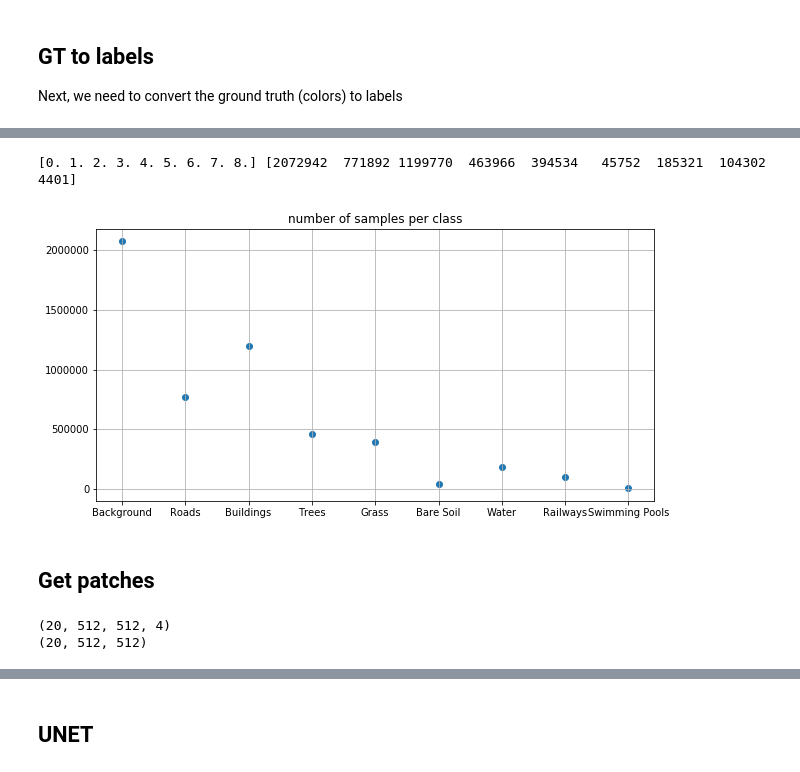
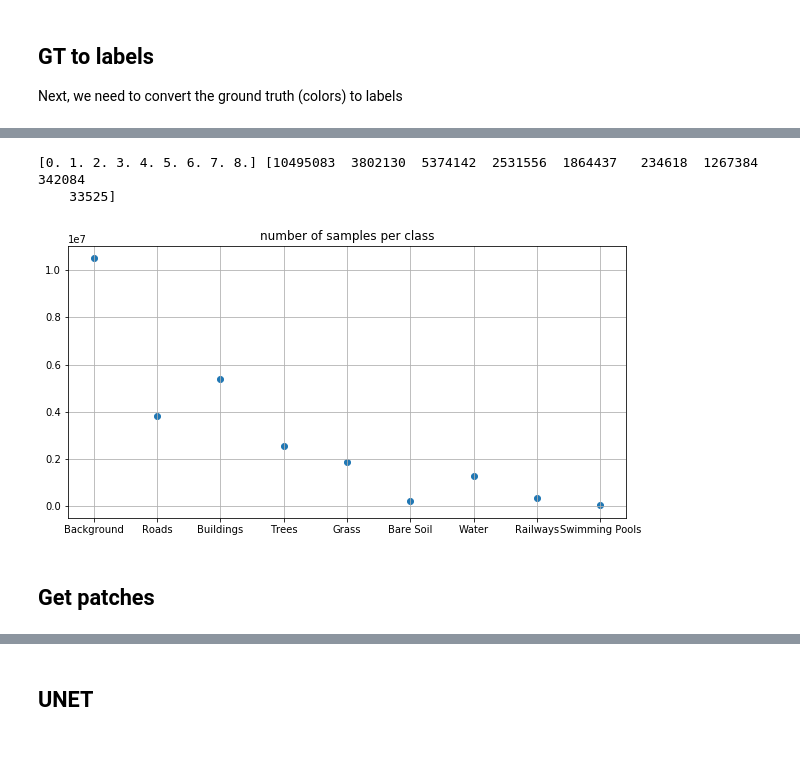
Before and after one commit to CyrilWendl/SIE-Master, a Jupyter notebook: Zurich/Zurich Land Cover Classification.ipynb, the cells around one changed output, grey strips where cells are left out. Drawn from its saved outputs; the diff is of its cells as text; code cells hidden in the pictures.

```diff
--- a/Zurich/Zurich Land Cover Classification.ipynb
+++ b/Zurich/Zurich Land Cover Classification.ipynb
@@ -30,17 +30,17 @@ gt_names = ns.natsorted(os.listdir(gt_dir))
 print("images: %i " % len(im_names))
 print("ground truth images: %i " % len(gt_names))
 
-def im_load(path, max_size=600, offset=2): # for now, only return highest [max_size] pixels, multiple of patch_size
+def im_load(path, offset=2): # for now, only return highest [max_size] pixels, multiple of patch_size
     """load a TIF image"""
     image = np.asarray(io.imread(path)).astype(float)
     #print(image.shape)
-    return np.asarray(image[offset:max_size+offset,offset:max_size+offset,:])
+    return np.asarray(image[offset:,offset:,:])
 # %% [output]
 images: 20
 ground truth images: 20
 # %%
 max_size = 512
-imgs = np.asarray([im_load(im_dir + im_name, max_size = max_size) for im_name in im_names])
-gt = np.asarray([im_load(gt_dir + gt_name, max_size = max_size) for gt_name in gt_names])
+imgs = np.asarray([im_load(im_dir + im_name) for im_name in im_names])
+gt = np.asarray([im_load(gt_dir + gt_name) for gt_name in gt_names])
 print(imgs.shape)
 # %% [output]
@@ -123,11 +123,15 @@ def gt_color_to_label(gt, maj = False):
     """
 
     # sum of distinct color values
-    gt_new = np.zeros(np.asarray(gt).shape[:-1])
+    gt_new = gt.copy()
+
 
     # replace colors by new values
-    for i in range(len(colors)):
-        gt_new[np.all(gt==colors[i],axis=-1)] = i #np.argsort(colors)[i]
+    for i in tqdm(range(len(colors))):
+        for j in range(np.shape(gt)[0]):# loop over images
+            gt_new[j][:,:,0][np.all(gt[j]==colors[i],axis=-1)] = i #np.argsort(colors)[i]
+
+    gt_new = np.asarray([gt_new[j][:,:,0] for j in range(np.shape(gt)[0])])  # only keep first band = label
 
     if maj:
         # return only majority label for each patch
@@ -150,7 +154,9 @@ def gt_label_to_color(gt):
     return gt_new
 # %%
 gt_maj_label = gt_color_to_label(gt)
-print("Unique Labels in GT: ", np.unique(gt_maj_label))
+flatten = lambda l: [item for sublist in l for item in sublist]
+flat_labels = flatten(flatten(gt_maj_label))
+print("Unique Labels in GT: ", np.unique(flat_labels))
 print(np.shape(gt_maj_label))
 gt = gt_maj_label
 # %% [output]
@@ -166,18 +167,19 @@ plt.imshow(gt_colors[3])
 # %%
 # print some statistics for the class distribution
-unique, counts = np.unique(gt,return_counts=True)
+unique, counts = np.unique(flat_labels,return_counts=True)
 print(unique, counts)
 fig, ax = plt.subplots(1,1)
 fig.set_size_inches(10,5)
 ax.scatter(unique,counts)
 ax.set_title('number of samples per class')
 ax.set_xticks(np.arange(len(names)))
 ax.set_xticklabels(names)
 ax.grid()
 plt.show()
 # %% [output]
-[0. 1. 2. 3. 4. 5. 6. 7. 8.] [2072942  771892 1199770  463966  394534   45752  185321  104302    4401]
+[0. 1. 2. 3. 4. 5. 6. 7. 8.] [10495083  3802130  5374142  2531556  1864437   234618  1267384   342084
+    33525]
-[figure, old version]
+[figure, new version]
 # %% [markdown]
 ## Get patches
 # %%
@@ -217,12 +225,6 @@ def get_gt_patches(images_gt, patch_size = 16):
     gt_patches =  np.asarray([gt_patches[i][j] for i in range(len(gt_patches)) for j in range(len(gt_patches[i]))])
     #patches = np.concatenate(patches, axis = 0)
     return np.asarray(gt_patches)
-# %%
-print(imgs.shape)
-print(gt.shape)
-# %% [output]
-(20, 512, 512, 4)
-(20, 512, 512)
 # %%
 patch_size = 64
 im_patches = get_padded_patches(imgs, patch_size = patch_size, window_size = patch_size)
```
Also changed, not shown: parts of 27 cells of this notebook.
